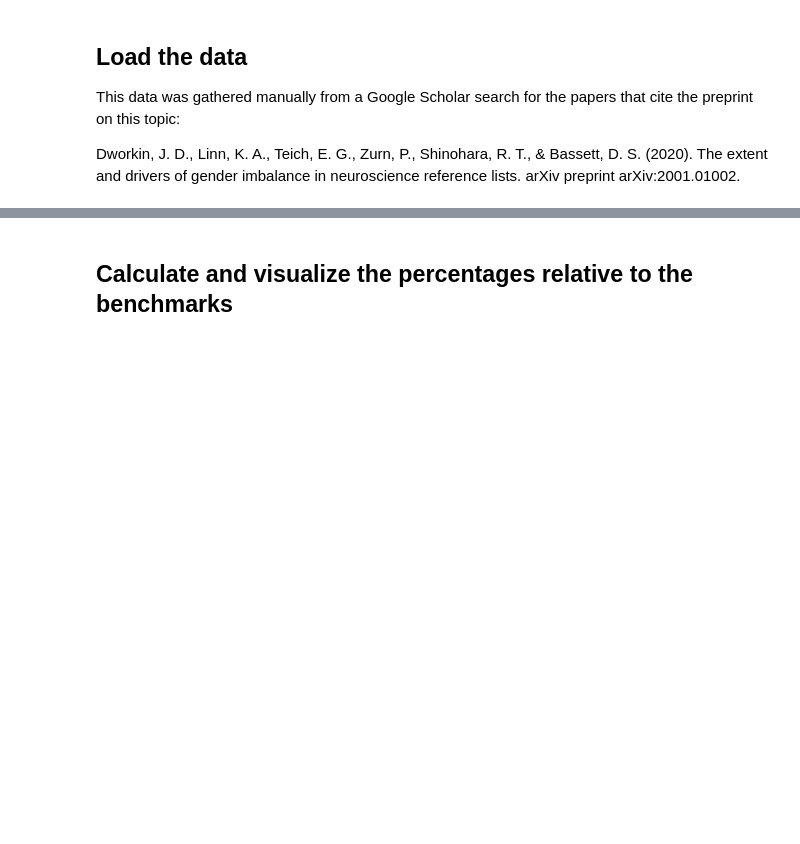
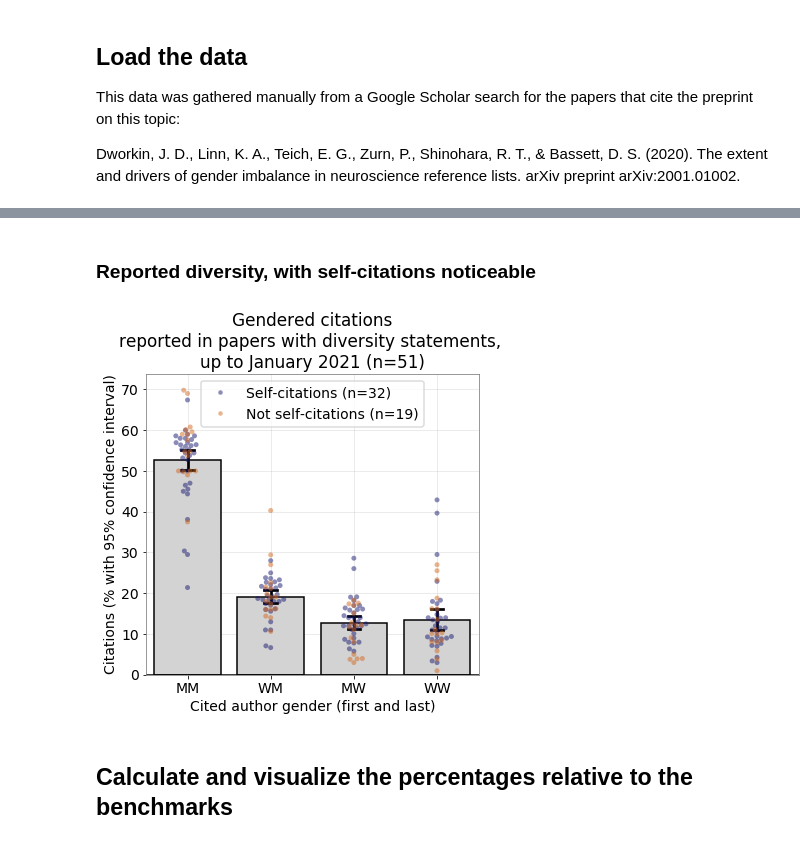
Before and after one commit to koudyk/cleanBibImpact, a Jupyter notebook: src/visualization/visualize_manual_data.ipynb, the cells around one changed output, grey strips where cells are left out. Drawn from its saved outputs; the diff is of its cells as text; code cells hidden in the pictures; blank space fills up the shorter version.

```diff
--- a/src/visualization/visualize_manual_data.ipynb
+++ b/src/visualization/visualize_manual_data.ipynb
@@ -199,2 +159,73 @@ plt.savefig(
+# %% [markdown]
+### Reported diversity, with self-citations noticeable
+# %%
+fig, ax = plt.subplots(figsize=(6, 6))
+
+# plots
+sns.swarmplot(data=df_self_cite, color=self_cite_color, alpha=self_cite_alpha)
+sns.swarmplot(
+    data=df_not_self_cite, color=not_self_cite_color, alpha=not_self_cite_alpha
+)
+sns.barplot(
+    data=df_with_ds,
+    ci=95,
+    #             palette=bar_palette,
+    color="lightgrey",
+    alpha=1,
+    errcolor="k",
+    capsize=0.15,
+    edgecolor="k",
+)
+
+# grid
+plt.grid(alpha=0.3)
+ax.hlines(y=0, xmin=-0.5, xmax=3.5)
+ax.set_axisbelow(True)
+
+# legend
+legend_elements = [
+    Line2D(
+        [0],
+        [0],
+        marker="o",
+        color="w",
+        label="Self-citations (n=%d)" % len(df_self_cite),
+        markerfacecolor=self_cite_color,
+        alpha=self_cite_alpha,
+        markersize=5,
+    ),
+    Line2D(
+        [0],
+        [0],
+        marker="o",
+        color="w",
+        label="Not self-citations (n=%d)" % len(df_not_self_cite),
+        markerfacecolor=not_self_cite_color,
+        alpha=not_self_cite_alpha,
+        markersize=5,
+    ),
+]
+leg = plt.legend(handles=legend_elements, loc="upper center")
+leg.get_frame().set_edgecolor("lightgrey")
+
+# labels
+ax.set_ylabel("Citations (% with 95% confidence interval)")
+# ticks = ["man\nman", "man\nwoman", "woman\nman", "woman\nwoman"]
+ticks = ["MM", "WM", "MW", "WW"]
+ax.set_xticklabels(ticks)
+ax.set_xlabel("Cited author gender (first and last)")
+plt.title(
+    "Gendered citations\nreported in papers "
+    + f"with diversity statements, \nup to January 2021 (n=%d)"
+    % n_papers_w_div_statement
+)
+
+# save
+plt.tight_layout()
+plt.savefig(
+    "../../reports/figures/reported_diversity__with_self_citation_swarm.png"
+)
+# %% [output]
+[figure, added]
 # %% [markdown]
 ## Calculate and visualize the percentages relative to the benchmarks
```
Also changed, not shown: parts of 42 cells of this notebook, 1 other file.
